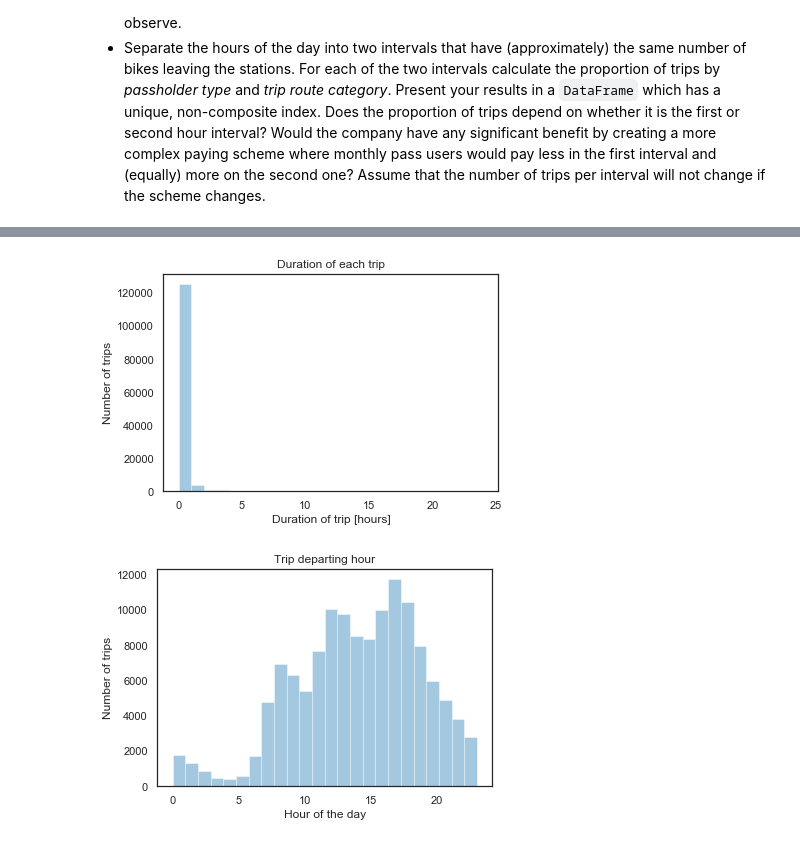
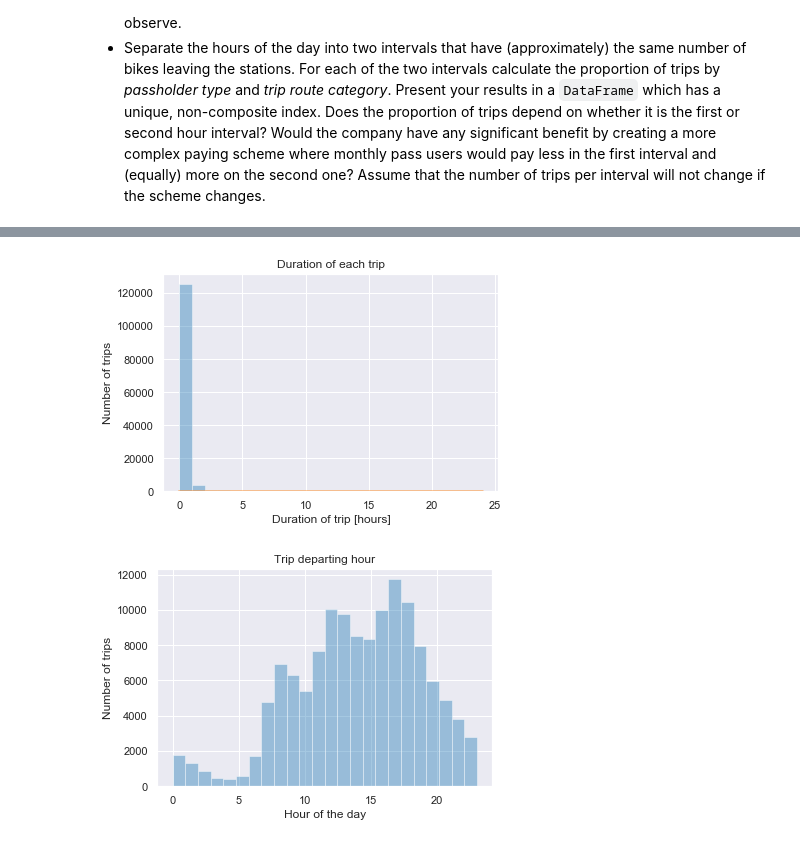
Before and after one commit to vbruttin/ada_homeworks, a Jupyter notebook: Exercise_1.ipynb, the cells around one changed output, grey strips where cells are left out. Cells and saved outputs as stored; diff of their text form; code cells hidden in the pictures.

```diff
--- a/Exercise_1.ipynb
+++ b/Exercise_1.ipynb
@@ -306,8 +309,8 @@ df_main = df_main.astype('category')
 Metro_bike_share = Metro_bike_share.iloc[:,[0,1,2,3,4,5,7,8,9,10,11,12]]
 for i in Metro_bike_share.columns:
     df_main[i]= Metro_bike_share[i]
-#df_main['End Time'] = pd.to_datetime(df_main['End Time'], format= '%Y-%m-%d %H:%M:%S')
-#df_main['Start Time'] = pd.to_datetime(df_main['Start Time'], format= '%Y-%m-%d %H:%M:%S')
+df_main['End Time'] = pd.to_datetime(df_main['End Time'], format= '%Y-%m-%d %H:%M:%S')
+df_main['Start Time'] = pd.to_datetime(df_main['Start Time'], format= '%Y-%m-%d %H:%M:%S')
 
 # Displaying informations about the attributes
 for key in attribute_description.keys(): # we iterate on the dictionary and print every entry
@@ -456,7 +459,7 @@ Answer the following queries using the functionality of `Pandas`.
 # Plotting the number of outgoing trips from each station
 # We just count from the principal dataframe the number of reference to each station in the columns
 # 'Starting Station ID'
-sns.set_style("white")
+sns.set_style("darkgrid")
 sns.distplot(df_metro_bike_share['Starting Station ID'].value_counts(), bins=20, kde=False, axlabel='Outgoing trips (range of counts)')
 ylabel('Number of stations concerned');
 title('Number of outgoing trips from each station');
@@ -478,25 +468,28 @@ plt.xlabel('Outgoing trips (range of counts)');
 # %%
 # TASK 2
 
 # Plotting the duration of each trip
 max_duration = np.ceil(df_redundant_duration['Duration'].max()/3600).astype(int) # Compute the duration of the longest trip
 # to be able to determine the lenght of the graph. NB : the division by 3600 converts the seconds in hours
-trip_duration = sns.distplot(df_redundant_duration['Duration']/3600, bins=max_duration, axlabel='Duration of trip [hours]', kde=False)
+sns.set_style("darkgrid")
+trip_duration = sns.distplot(df_redundant_duration['Duration']/3600,
+                             bins=max_duration, axlabel='Duration of trip [hours]', kde=False)
 title('Duration of each trip');
 ylabel('Number of trips');
 show()
 
 # Extract the hour component of the Start Time and just store them in a list
 
 df_start_time = pd.DataFrame(df_metro_bike_share['Start Time'])
 list_hour = []
 for entry in df_start_time['Start Time']:
-    list_hour.append(int(entry[11:13]))
+    list_hour.append(entry.hour)
 
+sns.set_style("darkgrid")
 trip_start = sns.distplot(list_hour,bins=24, kde=False, axlabel='Hour of the day')
 ylabel('Number of trips');
 title('Trip departing hour');
 show()
 # %% [output]
-[figure, old version]
+[figure, new version]
-[figure, old version]
+[figure, new version]
```
Also changed, not shown: parts of 10 cells of this notebook.
